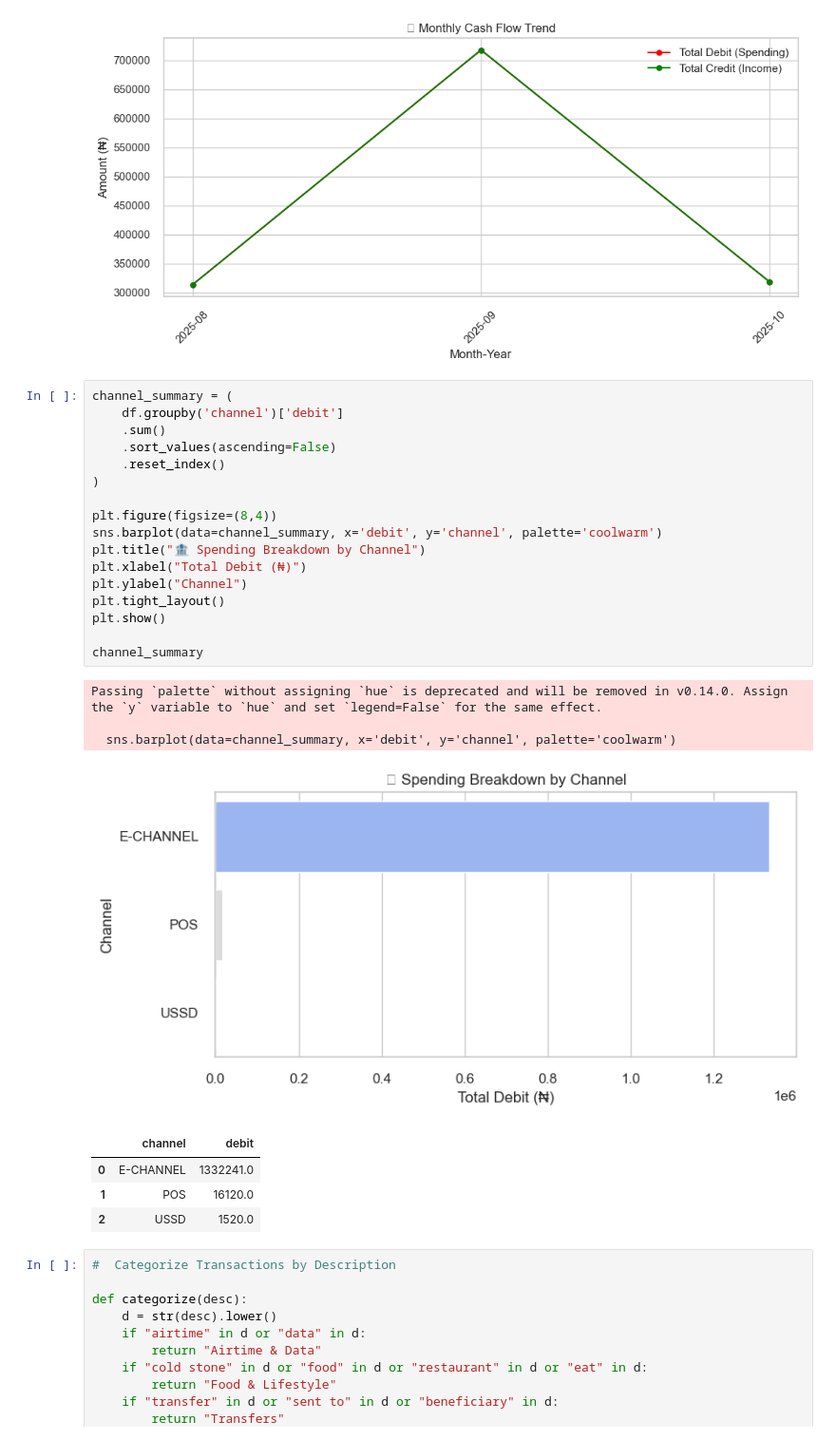
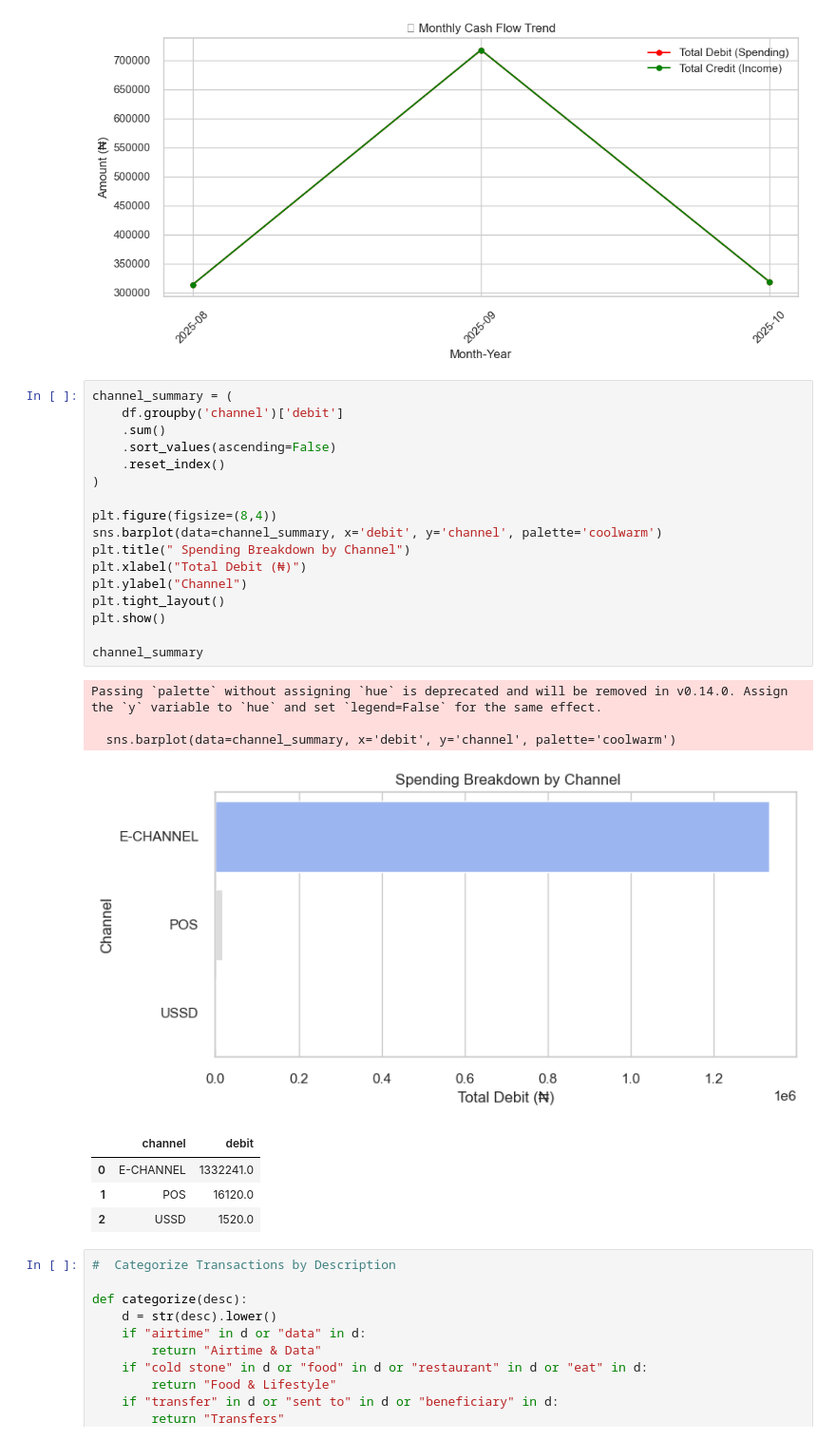
Before and after one commit to nwanduben/personal-expense-tracker, a Jupyter notebook: eda.ipynb, the cells around one changed output. Shown at 95% size. Cells and saved outputs as stored; diff of their text form.

```diff
--- a/eda.ipynb
+++ b/eda.ipynb
@@ -266,25 +266,25 @@ plt.show()
 # %%
 channel_summary = (
     df.groupby('channel')['debit']
     .sum()
     .sort_values(ascending=False)
     .reset_index()
 )
 
 plt.figure(figsize=(8,4))
 sns.barplot(data=channel_summary, x='debit', y='channel', palette='coolwarm')
-plt.title("🏦 Spending Breakdown by Channel")
+plt.title(" Spending Breakdown by Channel")
 plt.xlabel("Total Debit (₦)")
 plt.ylabel("Channel")
 plt.tight_layout()
 plt.show()
 
 channel_summary
 # %% [output]
 Passing `palette` without assigning `hue` is deprecated and will be removed in v0.14.0. Assign the `y` variable to `hue` and set `legend=False` for the same effect.
 
   sns.barplot(data=channel_summary, x='debit', y='channel', palette='coolwarm')
-[figure, old version]
+[figure, new version]
 |  | channel | debit |
 | 0 | E-CHANNEL | 1332241.0 |
 | 1 | POS | 16120.0 |
```
Also changed, not shown: parts of 5 cells of this notebook.
